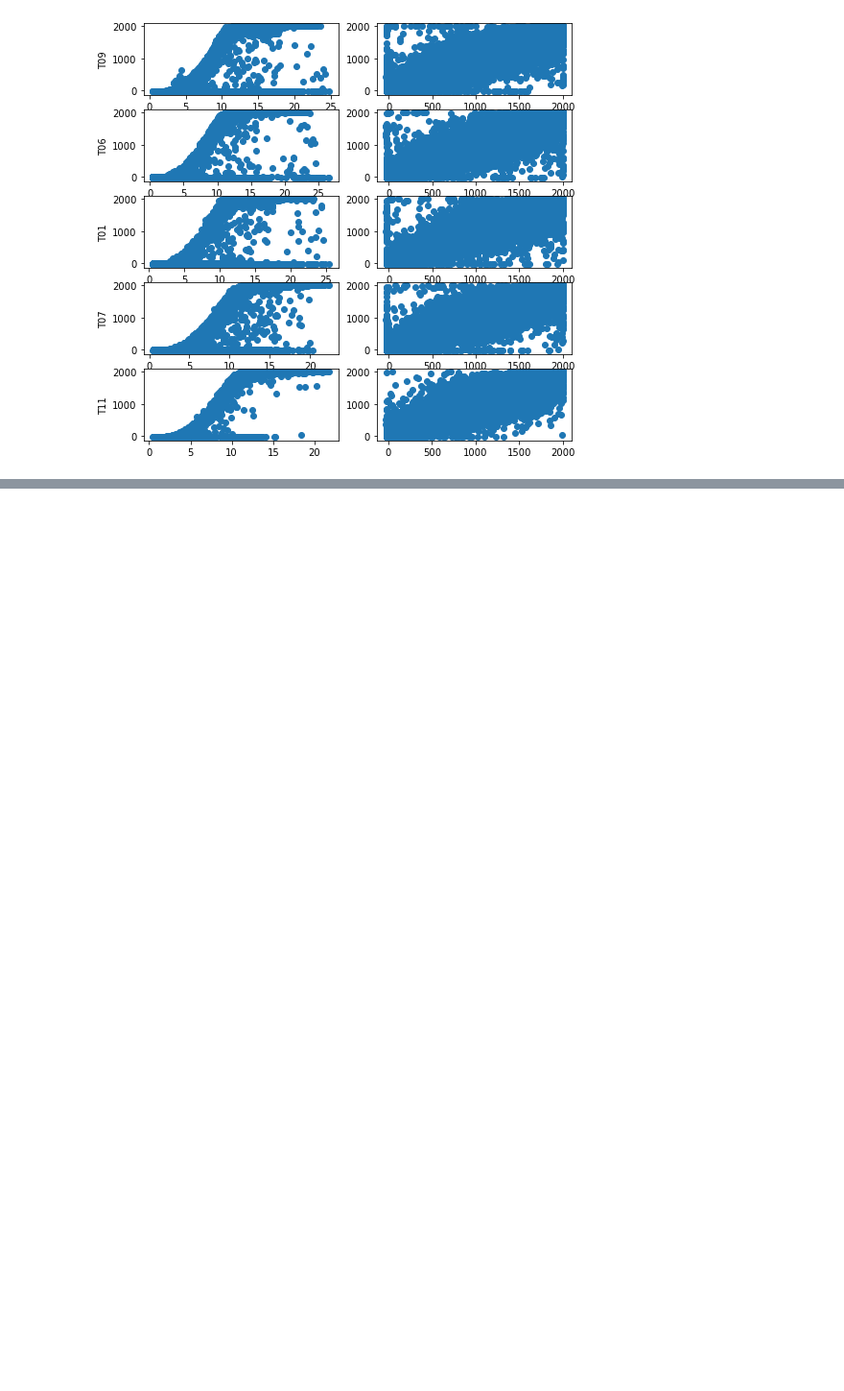
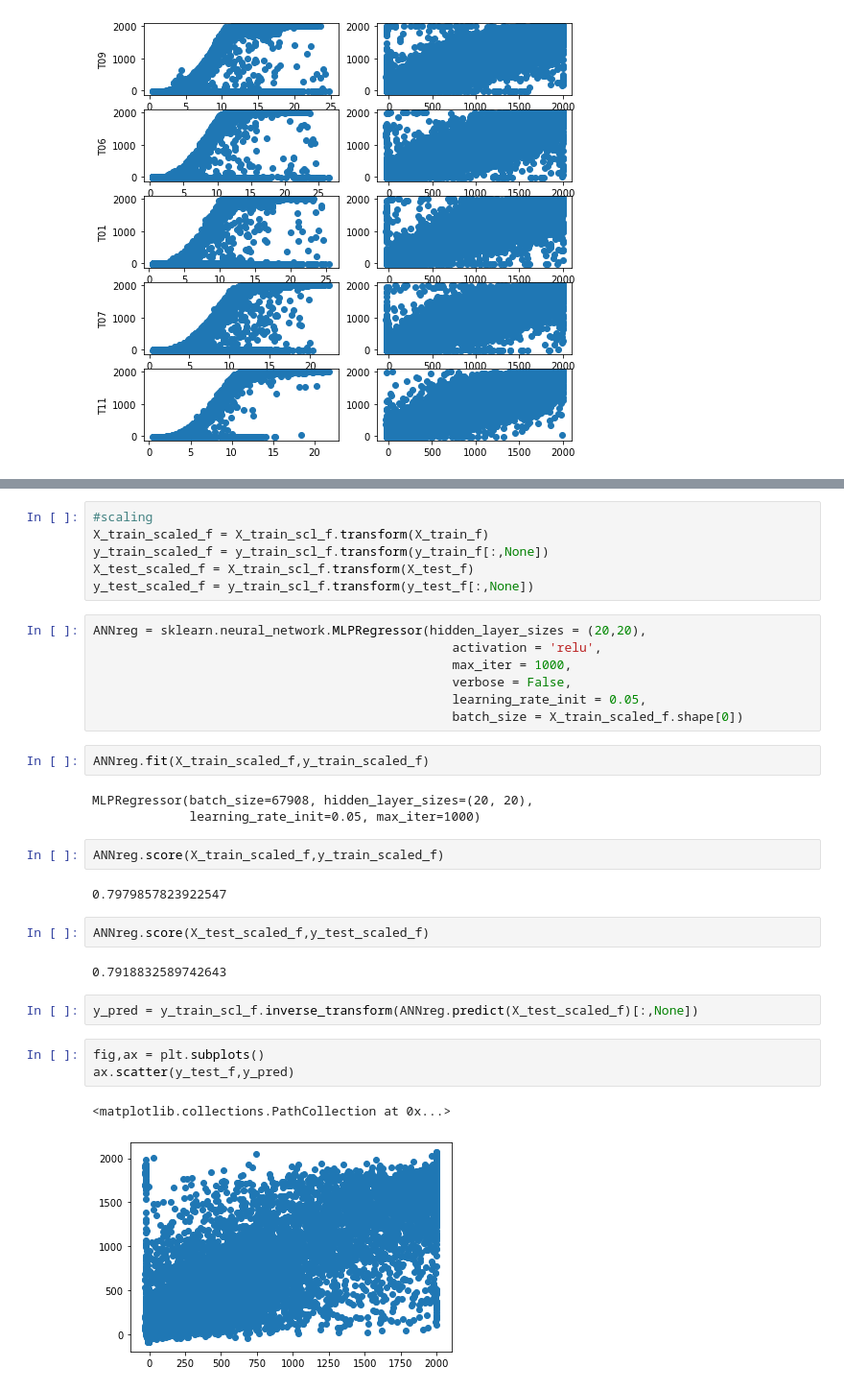
Before and after one commit to lalcayag/Capstone_group_1, a Jupyter notebook: Capstone_1.ipynb, the cells around one changed output, grey strips where cells are left out. Shown at 96% size. Saved outputs shown, nothing was run; the diff lists cells and outputs as text; blank space fills up the shorter version.

```diff
--- a/Capstone_1.ipynb
+++ b/Capstone_1.ipynb
@@ -193,0 +311,34 @@ for i, t in enumerate(turbinesid):
+# %%
+#scaling
+X_train_scaled_f = X_train_scl_f.transform(X_train_f)
+y_train_scaled_f = y_train_scl_f.transform(y_train_f[:,None])
+X_test_scaled_f = X_train_scl_f.transform(X_test_f)
+y_test_scaled_f = y_train_scl_f.transform(y_test_f[:,None])
+# %%
+ANNreg = sklearn.neural_network.MLPRegressor(hidden_layer_sizes = (20,20),
+                                                activation = 'relu',
+                                                max_iter = 1000,
+                                                verbose = False,
+                                                learning_rate_init = 0.05,
+                                                batch_size = X_train_scaled_f.shape[0])
+# %%
+ANNreg.fit(X_train_scaled_f,y_train_scaled_f)
+# %% [output]
+MLPRegressor(batch_size=67908, hidden_layer_sizes=(20, 20),
+             learning_rate_init=0.05, max_iter=1000)
+# %%
+ANNreg.score(X_train_scaled_f,y_train_scaled_f)
+# %% [output]
+0.7979857823922547
+# %%
+ANNreg.score(X_test_scaled_f,y_test_scaled_f)
+# %% [output]
+0.7918832589742643
+# %%
+y_pred = y_train_scl_f.inverse_transform(ANNreg.predict(X_test_scaled_f)[:,None])
+# %%
+fig,ax = plt.subplots()
+ax.scatter(y_test_f,y_pred)
+# %% [output]
+<matplotlib.collections.PathCollection at 0x...>
+[figure, added]
```
Also changed, not shown: parts of 32 cells of this notebook.
